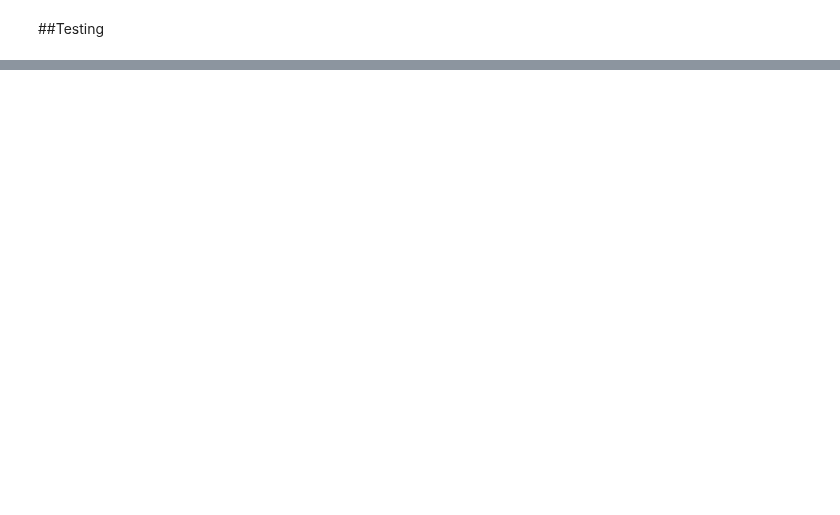
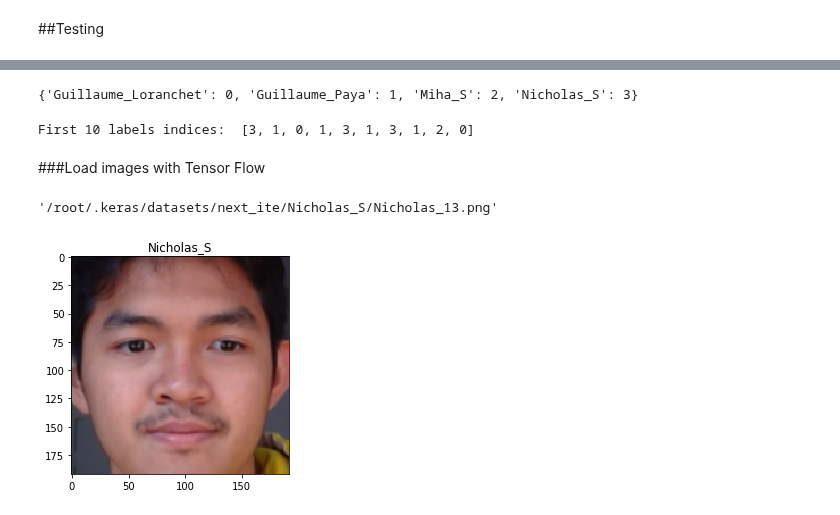
Before and after one commit to Guilli12pm/ML_proj, a Jupyter notebook: CNN.ipynb, the cells around one changed output, grey strips where cells are left out. Cells and saved outputs as stored; diff of their text form; code cells hidden in the pictures; blank space fills up the shorter version.

```diff
--- a/CNN.ipynb
+++ b/CNN.ipynb
@@ -327,0 +390,46 @@ predict(model, x_test[i:i+10,:,:,:], labels)
+# %%
+for name in label_names:
+  stri = "/root/.keras/datasets/next_ite/" + name +"/.DS_Store"
+  stri2 = "/root/.keras/datasets/next_ite/" + name +"/._.DS_Store"
+  all_image_paths.remove(stri)
+  all_image_paths.remove(stri2)
+# %%
+label_to_index = dict((name, index) for index,name in enumerate(label_names))
+label_to_index
+# %% [output]
+{'Guillaume_Loranchet': 0, 'Guillaume_Paya': 1, 'Miha_S': 2, 'Nicholas_S': 3}
+# %%
+all_image_labels = [label_to_index[pathlib.Path(path).parent.name]
+                    for path in all_image_paths]
+
+print("First 10 labels indices: ", all_image_labels[:10])
+# %% [output]
+First 10 labels indices:  [3, 1, 0, 1, 3, 1, 3, 1, 2, 0]
+# %% [markdown]
+###Load images with Tensor Flow
+# %%
+img_path = all_image_paths[0]
+img_path
+# %% [output]
+'/root/.keras/datasets/next_ite/Nicholas_S/Nicholas_13.png'
+# %%
+def preprocess_image(image):
+  image = tf.image.decode_jpeg(image, channels=3)
+  image = tf.image.resize(image, [192, 192])
+
+  return image
+
+def load_and_preprocess_image(path):
+  image = tf.read_file(path)
+  return preprocess_image(image)
+# %%
+image_path = all_image_paths[0]
+label = all_image_labels[0]
+
+plt.imshow(load_and_preprocess_image(image_path)/255)
+plt.grid(False)
+#plt.xlabel(caption_image(img_path).encode('utf-8'))
+plt.title(label_names[label].title())
+print()
+# %% [output]
+[figure, added]
```
Also changed, not shown: parts of 25 cells of this notebook.
